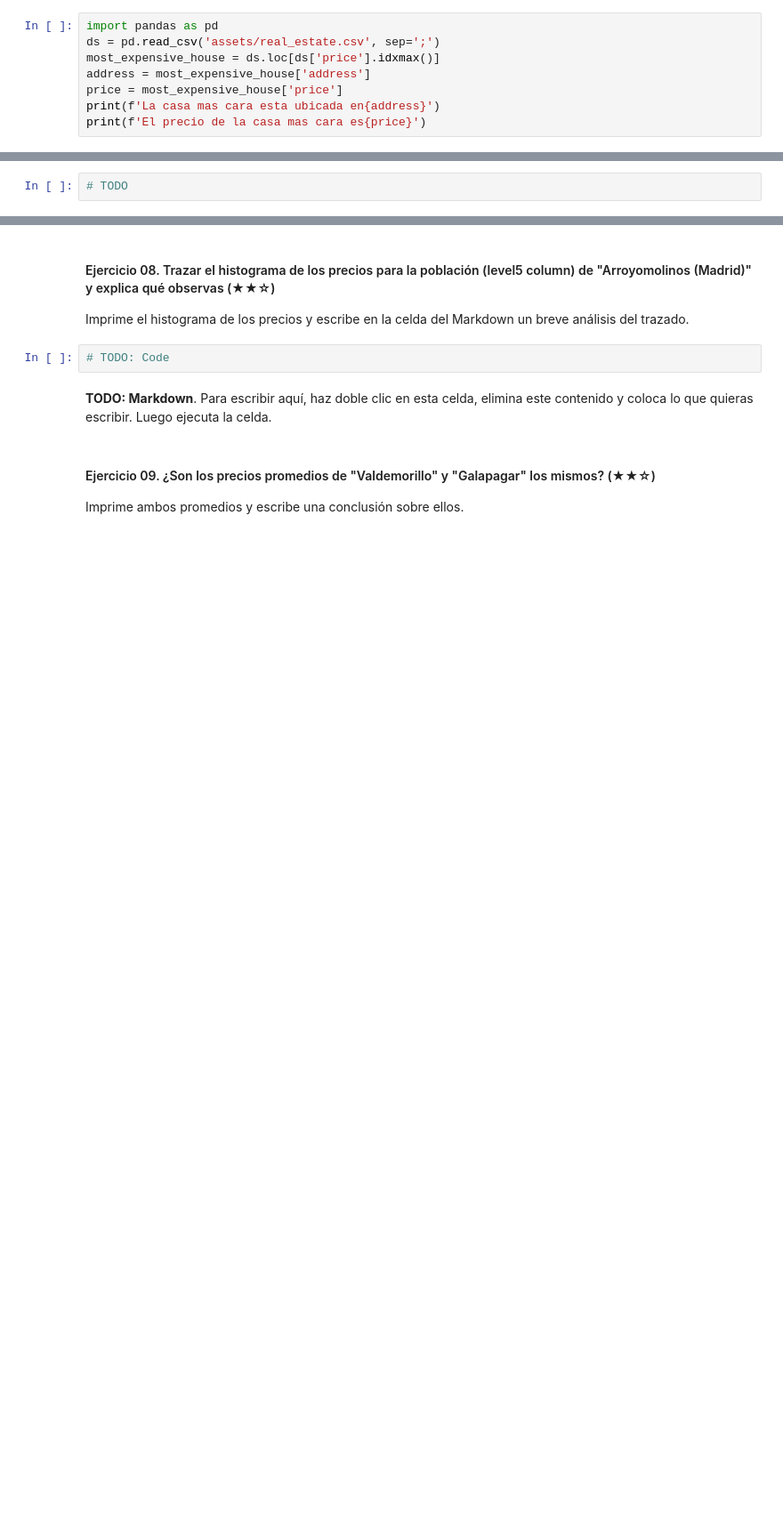
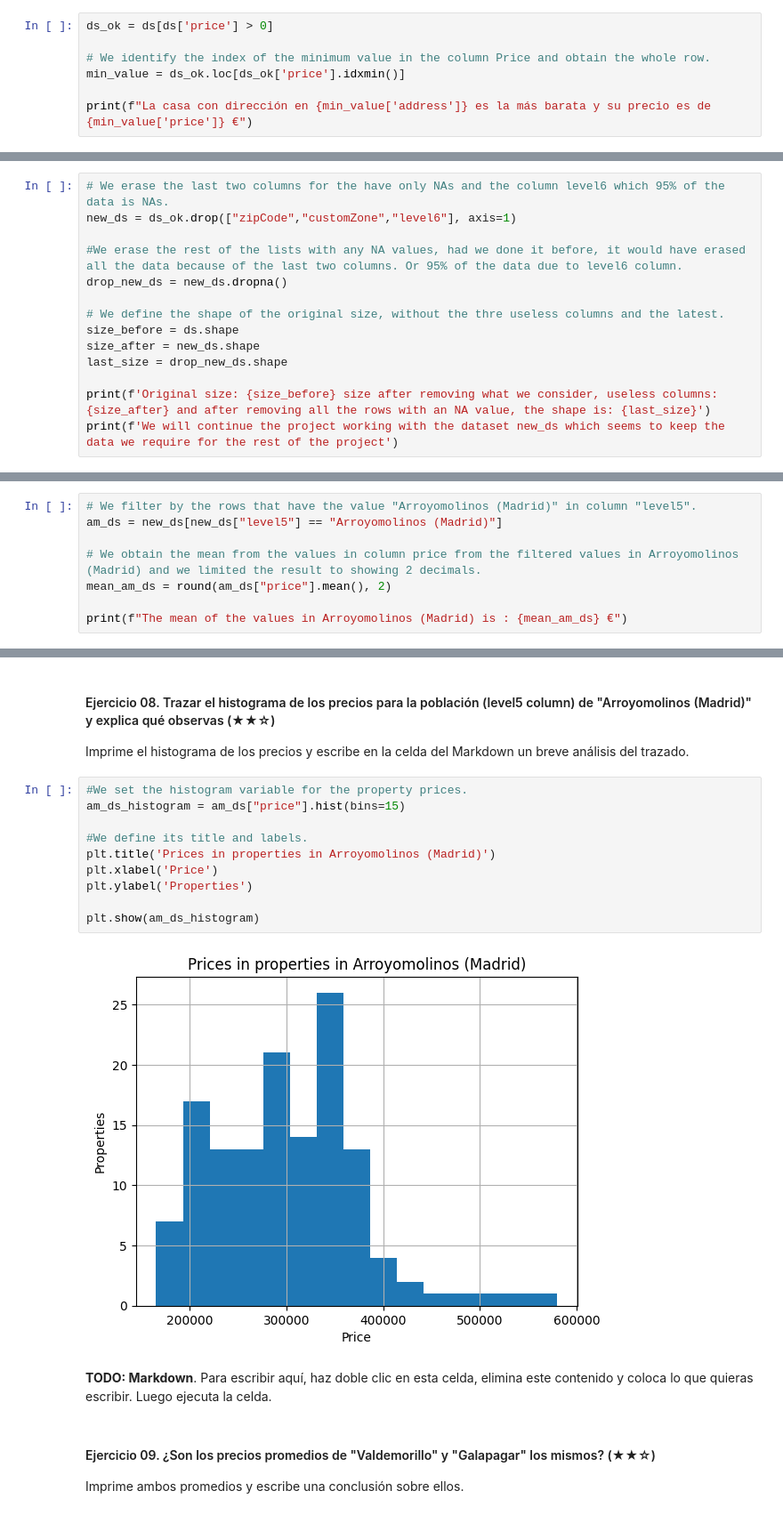
Before and after one commit to 4GeeksAcademy/realestate-datacleanup-exercise3, a Jupyter notebook: project.es.ipynb, the cells around one changed output, grey strips where cells are left out. Shown at 89% size. Saved outputs shown, nothing was run; the diff lists cells and outputs as text; blank space fills up the shorter version.

```diff
--- a/project.es.ipynb
+++ b/project.es.ipynb
@@ -48,11 +48,10 @@ Imprime la dirección y el precio de la casa seleccionada. Por ejemplo:
 
 `La casa con dirección en Calle del Prado, Nº20 es la más cara y su precio es de 5000000 USD`
 # %%
-import pandas as pd
-ds = pd.read_csv('assets/real_estate.csv', sep=';')
-most_expensive_house = ds.loc[ds['price'].idxmax()]
-address = most_expensive_house['address']
-price = most_expensive_house['price']
-print(f'La casa mas cara esta ubicada en{address}')
-print(f'El precio de la casa mas cara es{price}')
+ds_ok = ds[ds['price'] > 0]
+
+# We identify the index of the minimum value in the column Price and obtain the whole row.
+min_value = ds_ok.loc[ds_ok['price'].idxmin()]
+
+print(f"La casa con dirección en {min_value['address']} es la más barata y su precio es de {min_value['price']} €")
 # %% [output]
@@ -122,0 +164,14 @@ Imprima una comparación entre las dimensiones del DataFrame original versus el
+# %%
+# We erase the last two columns for the have only NAs and the column level6 which 95% of the data is NAs.
+new_ds = ds_ok.drop(["zipCode","customZone","level6"], axis=1)
+
+#We erase the rest of the lists with any NA values, had we done it before, it would have erased all the data because of the last two columns. Or 95% of the data due to level6 column.
+drop_new_ds = new_ds.dropna()
+
+# We define the shape of the original size, without the thre useless columns and the latest.
+size_before = ds.shape
+size_after = new_ds.shape
+last_size = drop_new_ds.shape
+
+print(f'Original size: {size_before} size after removing what we consider, useless columns: {size_after} and after removing all the rows with an NA value, the shape is: {last_size}')
+print(f'We will continue the project working with the dataset new_ds which seems to keep the data we require for the rest of the project')
@@ -125,4 +183,10 @@ Imprima una comparación entre las dimensiones del DataFrame original versus el
 
 Imprima el valor obtenido.
 # %%
-# TODO
+# We filter by the rows that have the value "Arroyomolinos (Madrid)" in column "level5".
+am_ds = new_ds[new_ds["level5"] == "Arroyomolinos (Madrid)"]
+
+# We obtain the mean from the values in column price from the filtered values in Arroyomolinos (Madrid) and we limited the result to showing 2 decimals.
+mean_am_ds = round(am_ds["price"].mean(), 2)
+
+print(f"The mean of the values in Arroyomolinos (Madrid) is : {mean_am_ds} €")
@@ -131,7 +197,17 @@ Imprima el valor obtenido.
 
 Imprime el histograma de los precios y escribe en la celda del Markdown un breve análisis del trazado.
 # %%
-# TODO: Code
+#We set the histogram variable for the property prices.
+am_ds_histogram = am_ds["price"].hist(bins=15)
+
+#We define its title and labels.
+plt.title('Prices in properties in Arroyomolinos (Madrid)')
+plt.xlabel('Price')
+plt.ylabel('Properties')
+
+plt.show(am_ds_histogram)
+# %% [output]
+[figure, added]
 # %% [markdown]
 **TODO: Markdown**. Para escribir aquí, haz doble clic en esta celda, elimina este contenido y coloca lo que quieras escribir. Luego ejecuta la celda.
 # %% [markdown]
```
Also changed, not shown: parts of 23 cells of this notebook.
